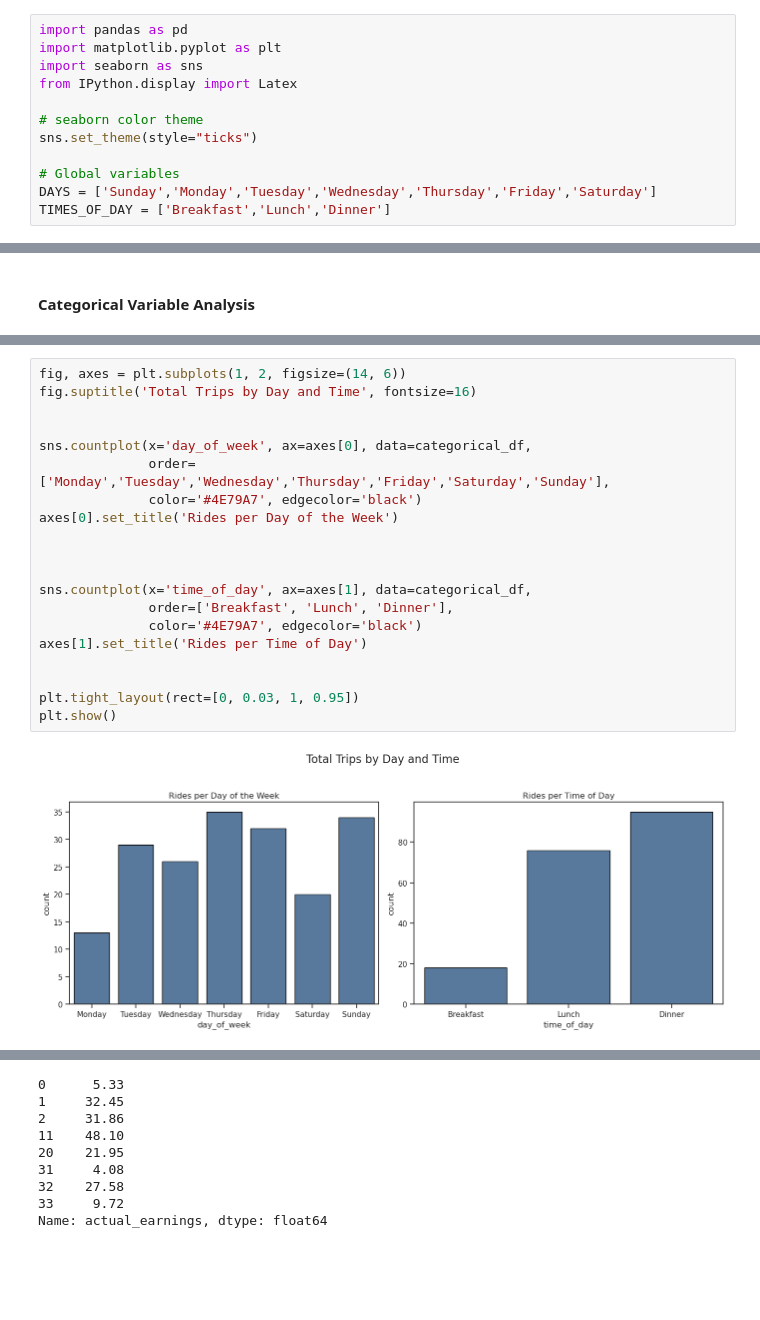
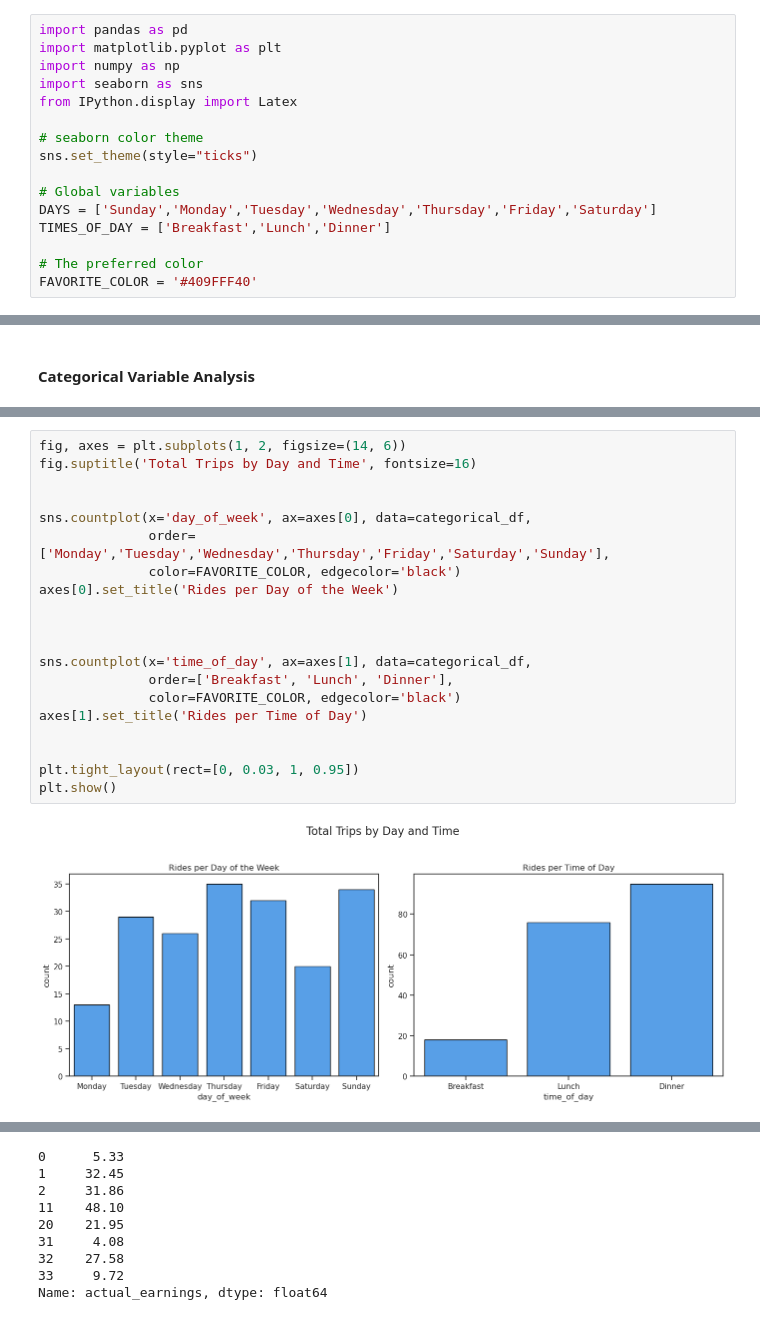
Before and after one commit to cyobero/rideshare-analysis, a Jupyter notebook: analysis.ipynb, the cells around one changed output, grey strips where cells are left out. Drawn from its saved outputs; the diff is of its cells as text; blank space fills up the shorter version.

```diff
--- a/analysis.ipynb
+++ b/analysis.ipynb
@@ -4,6 +4,7 @@ Exploratory Data Analysis of Rideshare Data
 # %%
 import pandas as pd
 import matplotlib.pyplot as plt
+import numpy as np
 import seaborn as sns
 from IPython.display import Latex
 
@@ -13,6 +14,9 @@ sns.set_theme(style="ticks")
 # Global variables
 DAYS = ['Sunday','Monday','Tuesday','Wednesday','Thursday','Friday','Saturday']
 TIMES_OF_DAY = ['Breakfast','Lunch','Dinner']
+
+# The preferred color
+FAVORITE_COLOR = '#409FFF40'
 # %% [markdown]
 ## Data Preparation and Cleaning
 # %% [markdown]
@@ -269,24 +273,24 @@ plt.show()
 # %%
 fig, axes = plt.subplots(1, 2, figsize=(14, 6))
 fig.suptitle('Total Trips by Day and Time', fontsize=16)
 
 
 sns.countplot(x='day_of_week', ax=axes[0], data=categorical_df,
               order=['Monday','Tuesday','Wednesday','Thursday','Friday','Saturday','Sunday'],
-              color='#4E79A7', edgecolor='black')
+              color=FAVORITE_COLOR, edgecolor='black')
 axes[0].set_title('Rides per Day of the Week')
 
 
 
 sns.countplot(x='time_of_day', ax=axes[1], data=categorical_df,
               order=['Breakfast', 'Lunch', 'Dinner'],
-              color='#4E79A7', edgecolor='black')
+              color=FAVORITE_COLOR, edgecolor='black')
 axes[1].set_title('Rides per Time of Day')
 
 
 plt.tight_layout(rect=[0, 0.03, 1, 0.95])
 plt.show()
 # %% [output]
-[figure, old version]
+[figure, new version]
 # %%
 #avg_earnings_by_day = df.groupby('day_of_week', observed=True)['actual_earnings'].sum().reset_index() / df.groupby('day_of_week')['actual_earnings'].count().reset_index()
```
Also changed, not shown: parts of 10 cells of this notebook.
